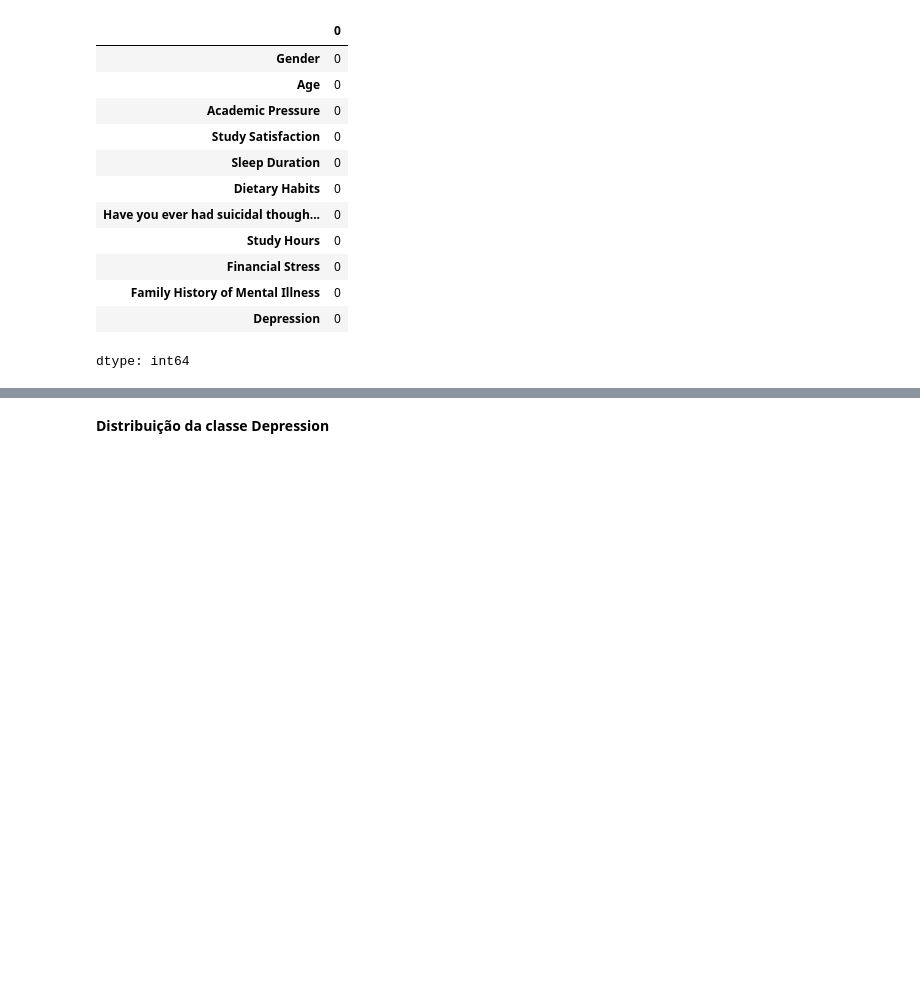
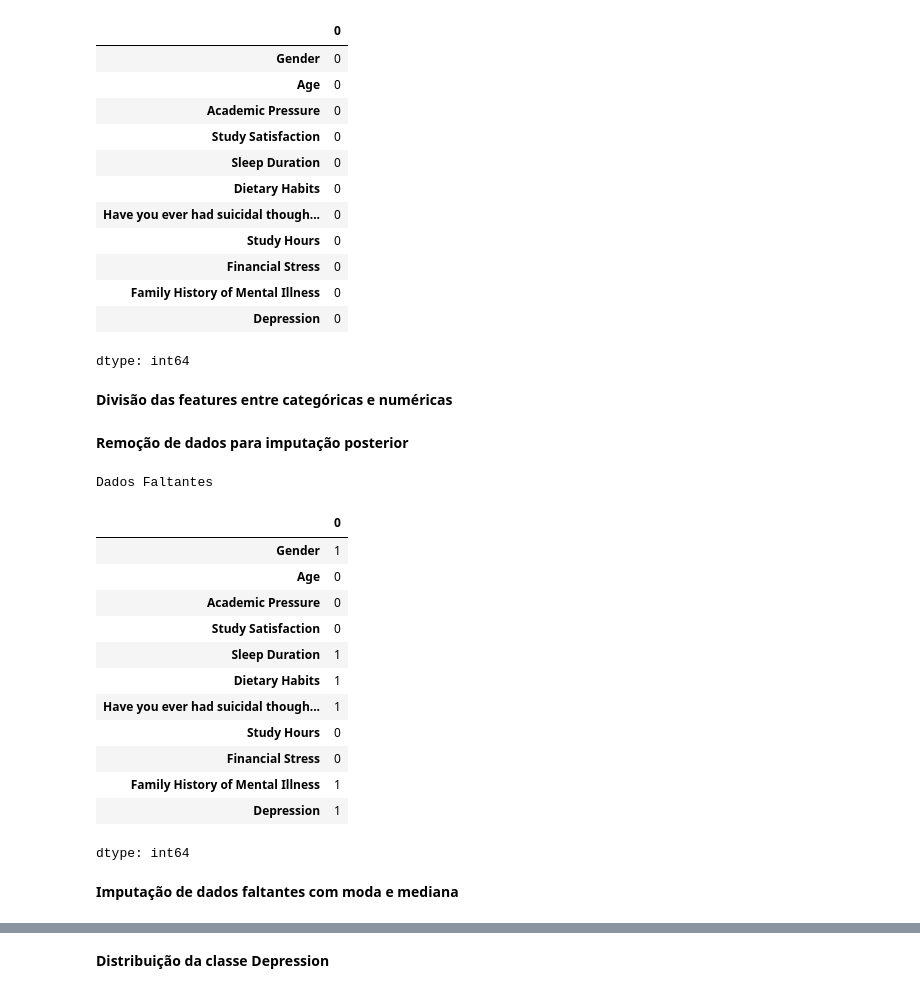
Before and after one commit to MrCostinha/CDE-AM, a Jupyter notebook: CDE_Projeto_Final_AM.ipynb, the cells around one changed output, grey strips where cells are left out. Saved outputs shown, nothing was run; the diff lists cells and outputs as text; code cells hidden in the pictures; blank space fills up the shorter version.

```diff
--- a/CDE_Projeto_Final_AM.ipynb
+++ b/CDE_Projeto_Final_AM.ipynb
@@ -70,3 +69,5 @@ Dados Faltantes
 | Family History of Mental Illness | 0 |
 | Depression | 0 |
 dtype: int64
+# %% [markdown]
+**Divisão das features entre categóricas e numéricas**
@@ -72,0 +79,30 @@ dtype: int64
+# %% [markdown]
+**Remoção de dados para imputação posterior**
+# %%
+depre.loc[501, 'Depression'] = np.nan
+depre.loc[0, 'Gender'] = np.nan
+depre.loc[3, 'Have you ever had suicidal thoughts ?'] = np.nan
+depre.loc[4, 'Family History of Mental Illness'] = np.nan
+depre.loc[1, 'Sleep Duration'] = np.nan
+depre.loc[2, 'Dietary Habits'] = np.nan
+
+depre.head()
+print('\nDados Faltantes')
+depre.isnull().sum()
+# %% [output]
+Dados Faltantes
+|  | 0 |
+| Gender | 1 |
+| Age | 0 |
+| Academic Pressure | 0 |
+| Study Satisfaction | 0 |
+| Sleep Duration | 1 |
+| Dietary Habits | 1 |
+| Have you ever had suicidal though... | 1 |
+| Study Hours | 0 |
+| Financial Stress | 0 |
+| Family History of Mental Illness | 1 |
+| Depression | 1 |
+dtype: int64
+# %% [markdown]
+**Imputação de dados faltantes com moda e mediana**
```
Also changed, not shown: parts of 12 cells of this notebook.
